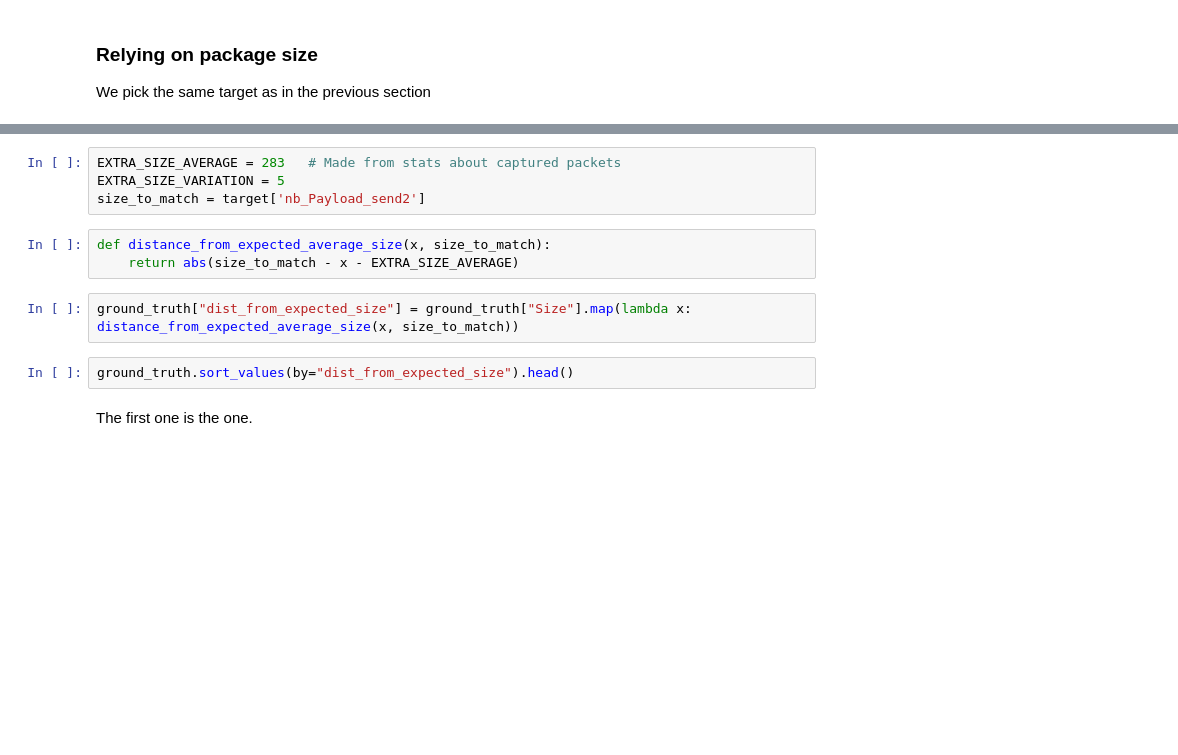
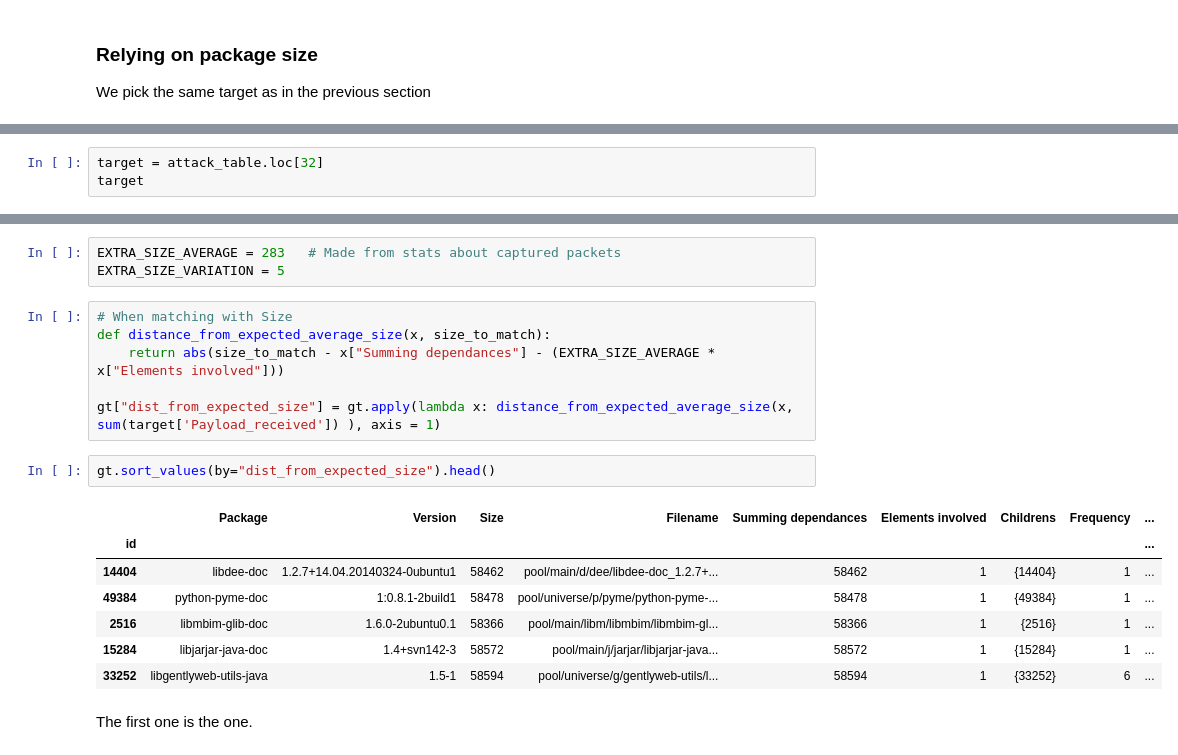
Before and after one commit to alex35469/fingerpatch, a Jupyter notebook: attack/Attack_vizualization.ipynb, the cells around one changed output, grey strips where cells are left out. Drawn from its saved outputs; the diff is of its cells as text; blank space fills up the shorter version.

```diff
--- a/attack/Attack_vizualization.ipynb
+++ b/attack/Attack_vizualization.ipynb
@@ -208,0 +213,3 @@ target = attack_table.iloc[0]
+# %%
+target = attack_table.loc[32]
+target
@@ -209,14 +226,22 @@ target = attack_table.iloc[0]
 # %%
 EXTRA_SIZE_AVERAGE = 283   # Made from stats about captured packets
 EXTRA_SIZE_VARIATION = 5
-size_to_match = target['nb_Payload_send2']
-# %%
-def distance_from_expected_average_size(x, size_to_match):
-    return abs(size_to_match - x - EXTRA_SIZE_AVERAGE)
-# %%
-ground_truth["dist_from_expected_size"] = ground_truth["Size"].map(lambda x: distance_from_expected_average_size(x, size_to_match))
+# %%
+# When matching with Size
+def distance_from_expected_average_size(x, size_to_match):
+    return abs(size_to_match - x["Summing dependances"] - (EXTRA_SIZE_AVERAGE * x["Elements involved"]))
+
+gt["dist_from_expected_size"] = gt.apply(lambda x: distance_from_expected_average_size(x, sum(target['Payload_received']) ), axis = 1)
 # %%
-ground_truth.sort_values(by="dist_from_expected_size").head()
+gt.sort_values(by="dist_from_expected_size").head()
+# %% [output]
+|  | Package | Version | Size | Filename | Summing dependances | Elements involved | Childrens | Frequency | ... |
+| id |  |  |  |  |  |  |  |  | ... |
+| 14404 | libdee-doc | 1.2.7+14.04.20140324-0ubuntu1 | 58462 | pool/main/d/dee/libdee-doc_1.2.7+... | 58462 | 1 | {14404} | 1 | ... |
+| 49384 | python-pyme-doc | 1:0.8.1-2build1 | 58478 | pool/universe/p/pyme/python-pyme-... | 58478 | 1 | {49384} | 1 | ... |
+| 2516 | libmbim-glib-doc | 1.6.0-2ubuntu0.1 | 58366 | pool/main/libm/libmbim/libmbim-gl... | 58366 | 1 | {2516} | 1 | ... |
+| 15284 | libjarjar-java-doc | 1.4+svn142-3 | 58572 | pool/main/j/jarjar/libjarjar-java... | 58572 | 1 | {15284} | 1 | ... |
+| 33252 | libgentlyweb-utils-java | 1.5-1 | 58594 | pool/universe/g/gentlyweb-utils/l... | 58594 | 1 | {33252} | 6 | ... |
 # %% [markdown]
 The first one is the one.
 # %%
```
Also changed, not shown: parts of 75 cells of this notebook, 1 other file.
